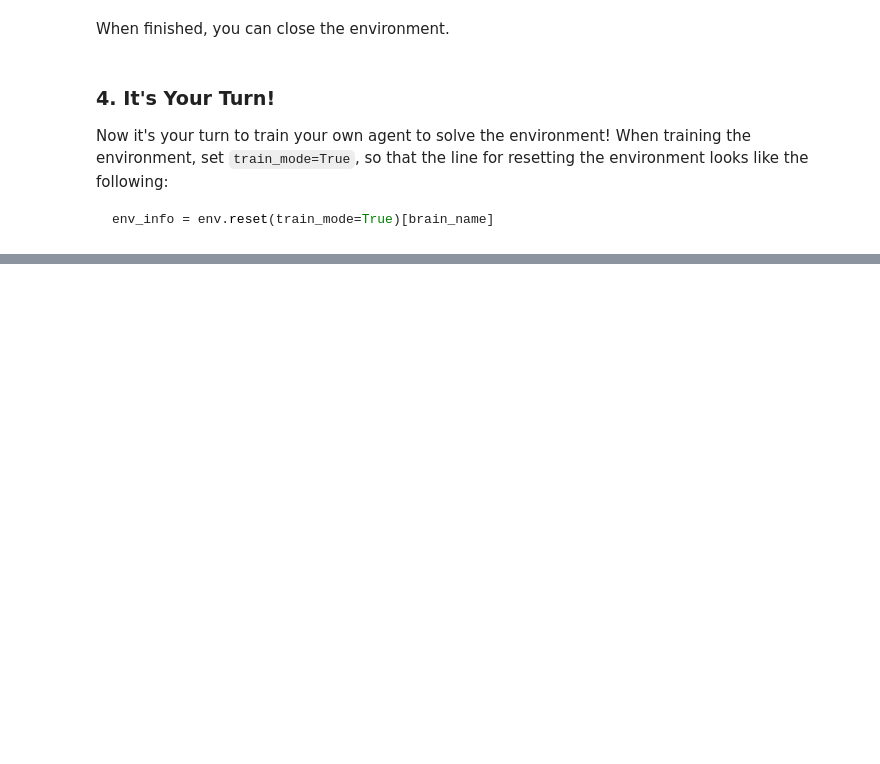
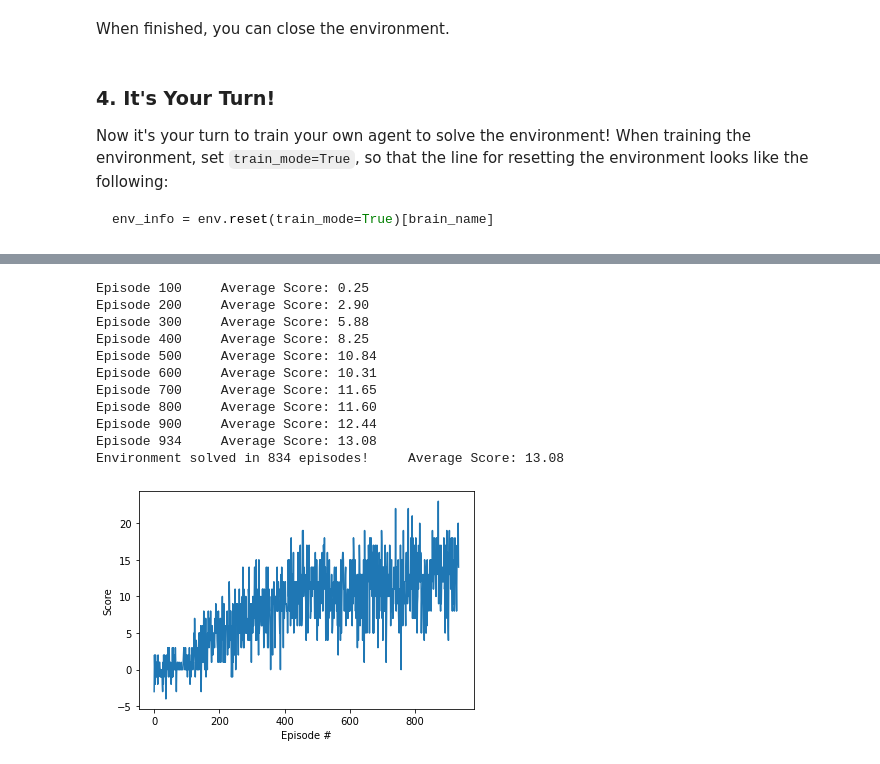
Before and after one commit to Mashbrow/RL-Collect-all-Bananas, a Jupyter notebook: Navigation.ipynb, the cells around one changed output, grey strips where cells are left out. Cells and saved outputs as stored; diff of their text form; code cells hidden in the pictures; blank space fills up the shorter version.

```diff
--- a/Navigation.ipynb
+++ b/Navigation.ipynb
@@ -377,0 +235,24 @@ Environment solved in 387 episodes!     Average Score: 13.10
+# %%
+agent = DDQNAgent(state_size=37, action_size=4, seed=0)
+scores = dqn()
+
+# plot the scores
+fig = plt.figure()
+ax = fig.add_subplot(111)
+plt.plot(np.arange(len(scores)), scores)
+plt.ylabel('Score')
+plt.xlabel('Episode #')
+plt.show()
+# %% [output]
+Episode 100     Average Score: 0.25
+Episode 200     Average Score: 2.90
+Episode 300     Average Score: 5.88
+Episode 400     Average Score: 8.25
+Episode 500     Average Score: 10.84
+Episode 600     Average Score: 10.31
+Episode 700     Average Score: 11.65
+Episode 800     Average Score: 11.60
+Episode 900     Average Score: 12.44
+Episode 934     Average Score: 13.08
+Environment solved in 834 episodes!     Average Score: 13.08
+[figure, added]
```
Also changed, not shown: parts of 6 cells of this notebook, 4 other files.
